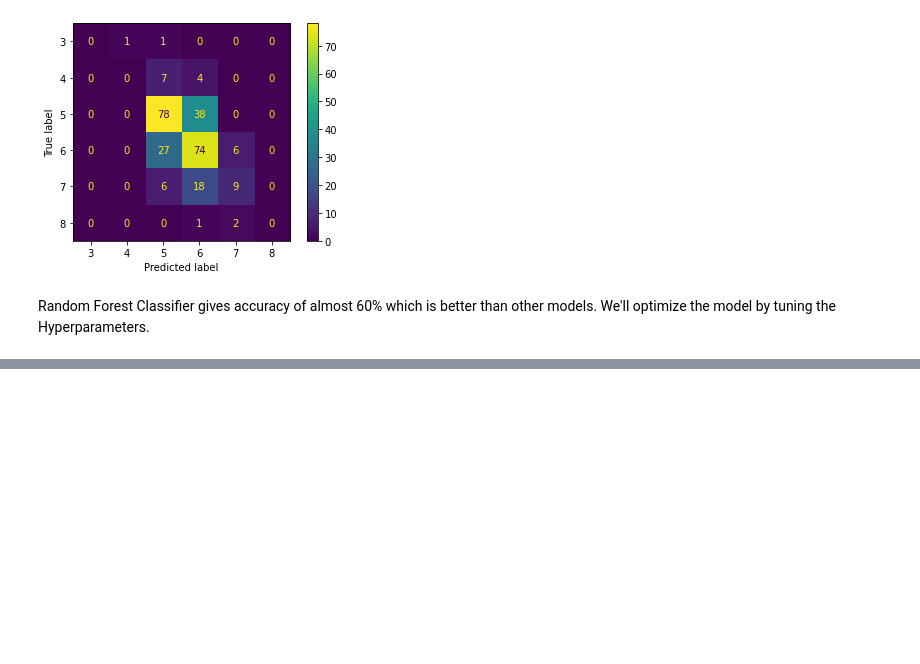
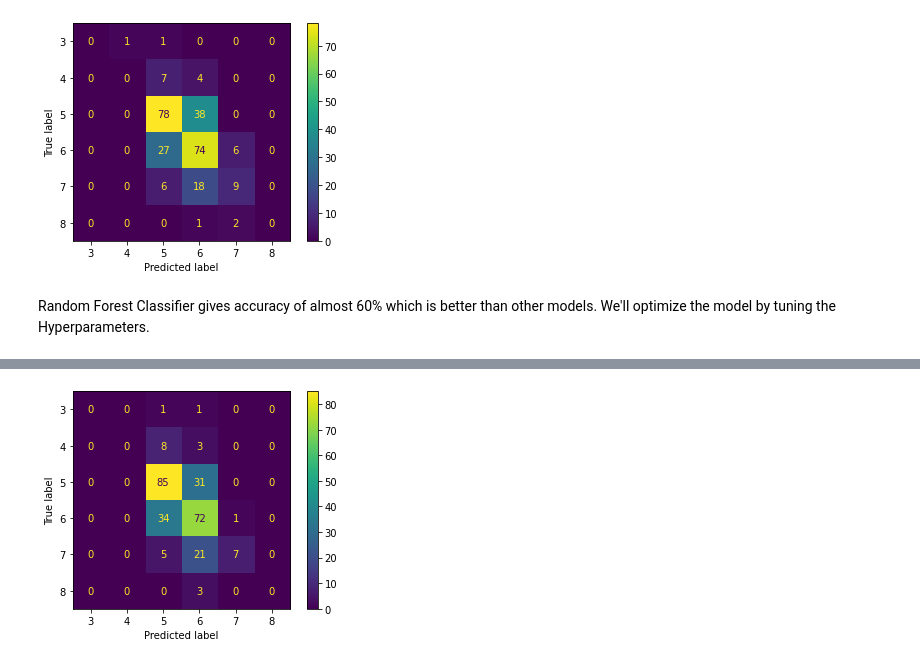
Before and after one commit to peeush-agarwal/red-wine-quality-predictor, a Jupyter notebook: notebooks/models.ipynb, the cells around one changed output, grey strips where cells are left out. Cells and saved outputs as stored; diff of their text form; code cells hidden in the pictures; blank space fills up the shorter version.

Commit message:
Update RandomForestClassifier using GridSearchCV

```diff
--- a/notebooks/models.ipynb
+++ b/notebooks/models.ipynb
@@ -208,0 +215,4 @@ Random Forest Classifier gives accuracy of almost 60% which is better than other
+# %%
+cv = GridSearchCV(rf, rf_params, scoring='accuracy', cv=5)
+# %%
+cv.fit(X_train, y_train)
@@ -208,0 +233,3 @@ Random Forest Classifier gives accuracy of almost 60% which is better than other
+# %%
+rf_1 = RandomForestClassifier(n_estimators=20, criterion='entropy', max_depth=3)
+rf_1.fit(X_train, y_train)
@@ -208,0 +238,2 @@ Random Forest Classifier gives accuracy of almost 60% which is better than other
+# %%
+y_val_pred_rf_1 = rf_1.predict(X_val)
@@ -208,0 +259,4 @@ Random Forest Classifier gives accuracy of almost 60% which is better than other
+# %%
+display_conf_matrix(y_val, y_val_pred_rf_1)
+# %% [output]
+[figure, added]
```
Also changed, not shown: parts of 6 cells of this notebook.
